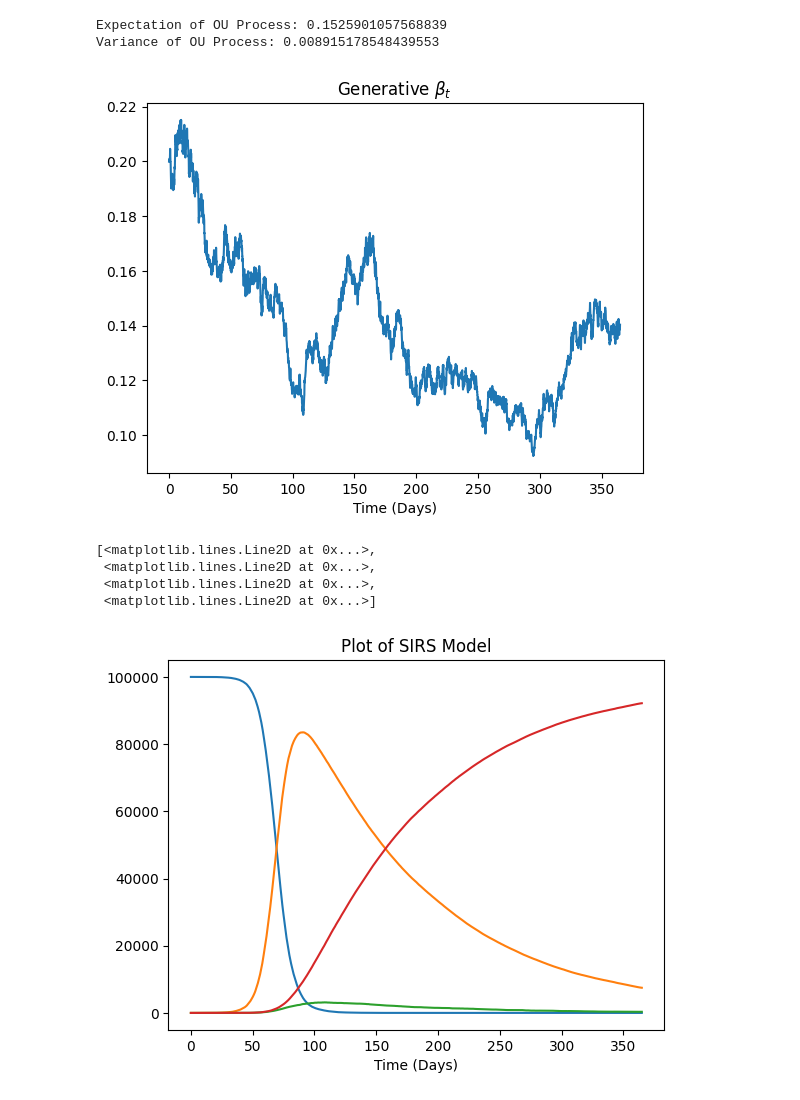
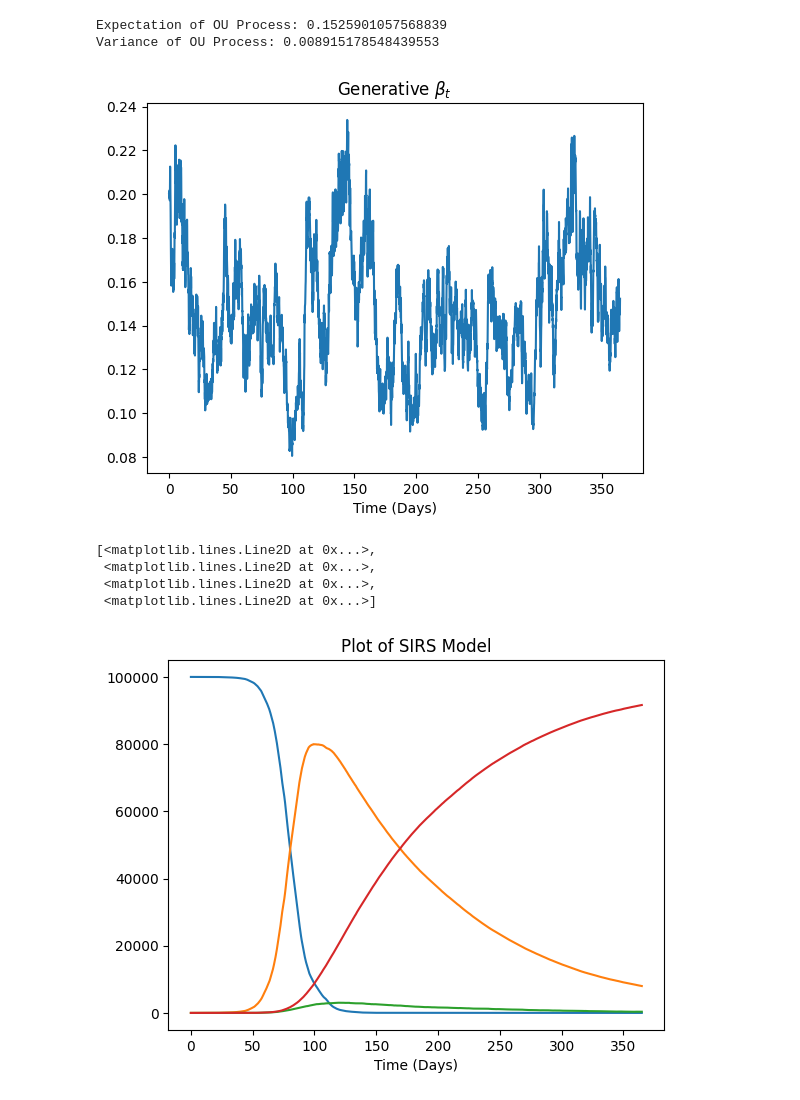
Before and after one commit to Averydx/PMCMC, a Jupyter notebook: examples/generative_data_OU_SIRH.ipynb, the cells around one changed output. Drawn from its saved outputs; the diff is of its cells as text; code cells hidden in the pictures.

```diff
--- a/examples/generative_data_OU_SIRH.ipynb
+++ b/examples/generative_data_OU_SIRH.ipynb
@@ -24,7 +24,7 @@ N = 100_000
 I = 1
 
 '''OU params'''
-OU_params = {'lambda':1/100,'mean_ou':-1.9,'sig':0.2}
+OU_params = {'lambda':1/7,'mean_ou':-1.9,'sig':0.2}
 
 SIRS_OU_process_params = jsonpickle.encode(OU_params)
 with open("../param_sets/SIRH_OU_process_params.json", "w+") as f:
@@ -40,34 +40,34 @@ print(f"Variance of OU Process: {np.exp(sig**2 - 1) * np.exp(2 * mean_ou + sig**
 A = np.exp(-lam * dt)
 M = mean_ou * (np.exp(-lam * dt) - 1)
 C = sig * np.sqrt(1 - np.exp(-2 * lam * dt))
 
 betas = np.zeros_like(t_vec)
 betas[0] = 0.2
 for time_index in range(1,len(t_vec)):
     betas[time_index] = np.exp(A * np.log(betas[time_index - 1]) - M + C * rng.normal(0,1))
 
 state = np.zeros((4,len(t_vec)))
 state[:,0] = np.array([N - I,I,0,0])
 
 plt.title('Generative $\\beta_t$')
 plt.xlabel('Time (Days)')
 plt.plot(t_vec,betas)
 
 for time_index in range(1,len(t_vec)):
    new_S = rng.poisson((L * state[3,time_index-1]) * dt)
    new_I = rng.poisson((betas[time_index - 1] * (state[0,time_index-1] * state[1,time_index-1])/np.sum(state[:,time_index-1])) * dt)
    new_IH = rng.poisson((D * gamma * state[1,time_index-1]) * dt)
    new_HR = rng.poisson((hosp * state[2,time_index-1]) * dt)
    new_IR = rng.poisson((D *(1 - gamma) * state[2,time_index-1]) * dt)
 
    state[0,time_index] = np.maximum(0.,state[0,time_index-1] + new_S - new_I)
    state[1,time_index] = np.maximum(0.,state[1,time_index-1] + new_I - (new_IH + new_IR))
    state[2,time_index] = np.maximum(0.,state[2,time_index-1] + new_IH - new_HR)
    state[3,time_index] = np.maximum(0.,state[3,time_index-1] + new_HR + new_IR - new_S)
 # %% [output]
 Expectation of OU Process: 0.1525901057568839
 Variance of OU Process: 0.008915178548439553
-[figure, old version]
+[figure, new version]
 # %%
 pd.DataFrame(state).to_csv('../data_sets/ou_SIRH_state_nbinom.csv',index = False)
 pd.DataFrame(betas).to_csv('../data_sets/ou_SIRH_betas_nbinom.csv',index = False)
@@ -81,7 +81,7 @@ plt.plot(t_vec,state.T)
  <matplotlib.lines.Line2D at 0x...>,
  <matplotlib.lines.Line2D at 0x...>,
  <matplotlib.lines.Line2D at 0x...>]
-[figure, old version]
+[figure, new version]
 # %%
 plt.title('H Compartment')
 plt.plot(t_vec,state[2,:].T)
```
Also changed, not shown: parts of 2 cells of this notebook, 5 other files.
